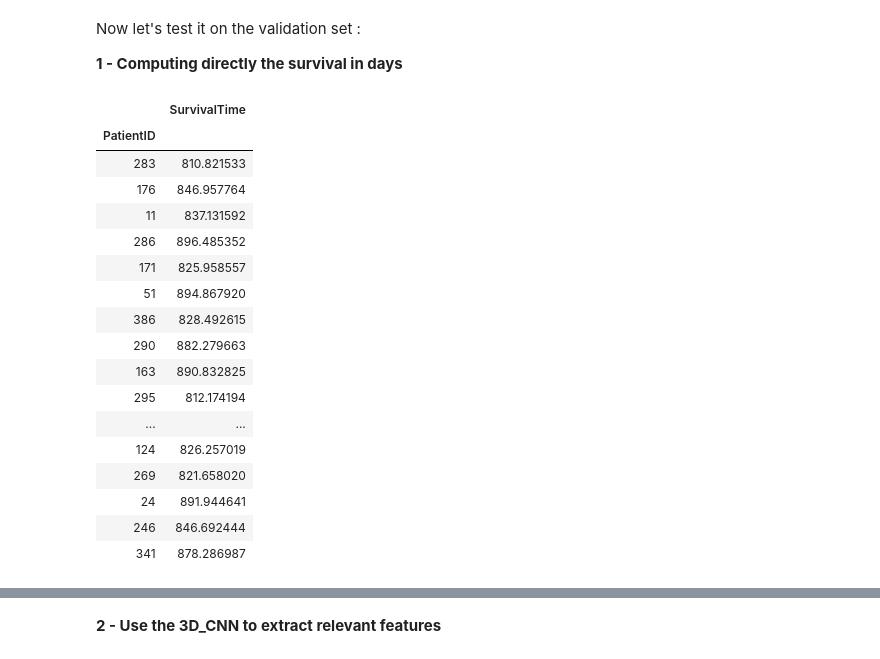
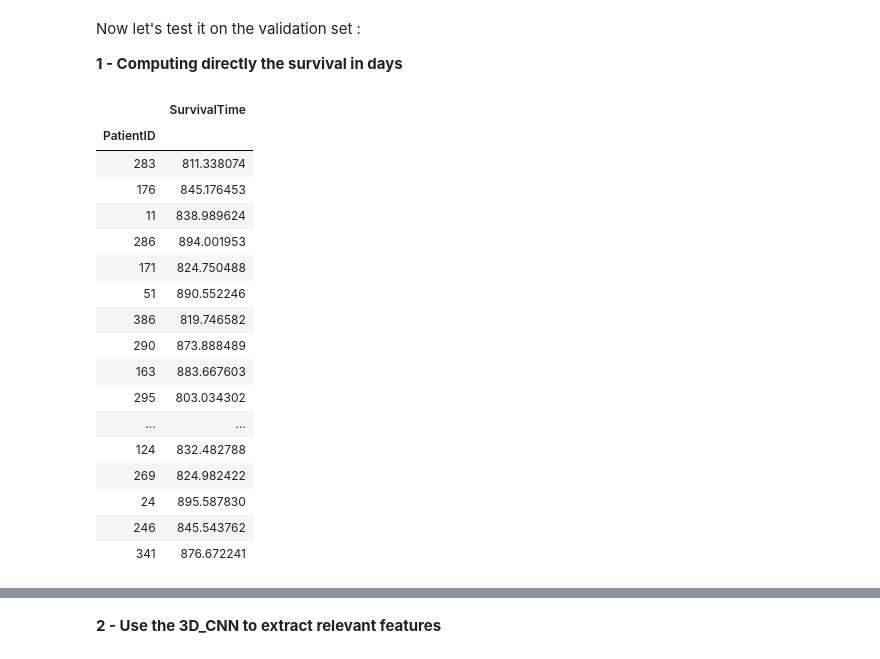
Before and after one commit to EmmanuelJhno/Owkin_challenge, a Jupyter notebook: Supervised_survival_prediction.ipynb, the cells around one changed output, grey strips where cells are left out. Drawn from its saved outputs; the diff is of its cells as text; code cells hidden in the pictures.

```diff
--- a/Supervised_survival_prediction.ipynb
+++ b/Supervised_survival_prediction.ipynb
@@ -1188,7 +1261,7 @@ for patient_id in data_train.index[:5]:
 # %%
 img_features_dim = []
 for slice_dim in range(3):
-    img_features_dim.append(feature_extractor(over_masked_images=False, slice_dim=slice_dim))
+    img_features_dim.append(feature_extractor(over_masked_images=False, slice_dim=slice_dim, normalization=True))
 # %%
 new_columns_names = ['Img{}_Feature_{}'.format(slice_dim, feat_idx) for slice_dim in range(3) for feat_idx in range(1,2049)]
 new_index_names = img_features_dim[0].index
@@ -1395,6 +1471,9 @@ for slice_dim in range(3):
 
         # Extract features from it using Resnet50
         img_bgr = np.zeros((1, 3, 92, 92))
+        img = img.astype(float)
+        img /= 255.
+
         # Concerning the normalization, one can either do the following or simply divide by 255
         mean = [0.485, 0.456, 0.406]
         std = [0.229, 0.224, 0.225]
@@ -1626,6 +1702,7 @@ class SurvivalDataset(object):
         self.samples.rename(columns={'SurvivalTime':'label'}, inplace=True)
 
         if normalization:
+            # This is required for models pretrained on imagenet
             self.normalization = transforms.Normalize(mean=[0.485, 0.456, 0.406],
                                                       std=[0.229, 0.224, 0.225])
         else:
@@ -1651,12 +1728,10 @@ class SurvivalDataset(object):
         infos = infos.to_dict()
 
         img = img.copy().astype(np.float32, copy=True)
+        img = img / 255.
 
         if self.normalization is not None:
             img = self.normalization(torch.from_numpy(img)).numpy()
-        else:
-            img = img / 255.
-
         if self.augmentation is not None:
             img = self.augmentation(img)
 
@@ -1668,11 +1743,13 @@ class SurvivalDataset(object):
 # %% [markdown]
 **Now, we have to train this NN regressor :**
 # %%
-## import torch.optim as optim
+import torch.optim as optim
 
-train_dataset = SurvivalDataset(image_dir='training_data/images', info_file=data_train, split_name='train')
+train_dataset = SurvivalDataset(image_dir='training_data/images', info_file=data_train, split_name='train',
+                                normalization=True)
 train_data_loader = torch.utils.data.DataLoader(train_dataset,batch_size=24, num_workers=0, drop_last=True)
-validation_dataset = SurvivalDataset(image_dir='training_data/images', info_file=data_val, split_name='val')
+validation_dataset = SurvivalDataset(image_dir='training_data/images', info_file=data_val, split_name='val',
+                                     normalization=True)
 val_data_loader = torch.utils.data.DataLoader(validation_dataset,batch_size=24, num_workers=0, drop_last=True)
 
 device = torch.device('cuda') if torch.cuda.is_available() else torch.device('cpu')
@@ -1681,6 +1758,7 @@ model.to(device)
 
 loss_function = nn.MSELoss()
 optimizer = optim.SGD(model.parameters(), lr=0.001, momentum=0.9)
+lr_scheduler = optim.lr_scheduler.StepLR(optimizer, step_size=30, gamma=0.1)
 num_epochs = 100
 
 train_errors = []
@@ -1727,6 +1805,8 @@ for epoch in range(num_epochs): # loop over the dataset multiple times
 
     val_errors.append(val_loss)
 
+    lr_scheduler.step()
+
 #torch.save(model.state_dict(), './my_reg_CNN_3D.pth')
 
 my_model = model
@@ -1778,48 +1858,47 @@ Now let's test it on the validation set :
 # %%
 # Evaluate the model on the validation set
 predictions = []
 my_model.eval()
 with torch.no_grad():
     for patient_id in tqdm.tqdm(data_val.index):
         patient_id_str = '00'+str(patient_id)
         patient_id_str = patient_id_str[-3:]
         path = 'patient_{}.npz'.format(patient_id_str)
         img_path = os.path.join('training_data/images', path)
         scan = np.load(img_path)['scan']
         img = to_pixel_values(scan)
 
         img = img.copy().astype(np.float32, copy=True)
+        img = torch.from_numpy(img/255.)
+        if train_dataset.normalization is not None:
+            img = train_dataset.normalization(img)
+
         img = img.reshape(1,1,92,92,92)
-        img = torch.from_numpy(img)
-        if SurvivalDataset.normalization is not None:
-            img = SurvivalDataset.normalization(img)
-        else:
-            img /= 255
         img = img.to(device)
         output = my_model(img)*1000. # Because of our trick to prevent NaN issues in the training.
         predictions.append(output.numpy())
 
 predictions = pd.DataFrame(np.array(predictions).flatten(), columns=['SurvivalTime'], index=data_val.index)
 predictions
 # %% [output]
 |  | SurvivalTime |
 | PatientID |  |
-| 283 | 810.821533 |
-| 176 | 846.957764 |
-| 11 | 837.131592 |
-| 286 | 896.485352 |
-| 171 | 825.958557 |
-| 51 | 894.867920 |
-| 386 | 828.492615 |
-| 290 | 882.279663 |
-| 163 | 890.832825 |
-| 295 | 812.174194 |
+| 283 | 811.338074 |
+| 176 | 845.176453 |
+| 11 | 838.989624 |
+| 286 | 894.001953 |
+| 171 | 824.750488 |
+| 51 | 890.552246 |
+| 386 | 819.746582 |
+| 290 | 873.888489 |
+| 163 | 883.667603 |
+| 295 | 803.034302 |
 | ... | ... |
-| 124 | 826.257019 |
-| 269 | 821.658020 |
-| 24 | 891.944641 |
-| 246 | 846.692444 |
-| 341 | 878.286987 |
+| 124 | 832.482788 |
+| 269 | 824.982422 |
+| 24 | 895.587830 |
+| 246 | 845.543762 |
+| 341 | 876.672241 |
 # %%
 pred = pd.concat([predictions, data_val['Event']], axis=1)
 
```
Also changed, not shown: parts of 57 cells of this notebook, 1 other file.
